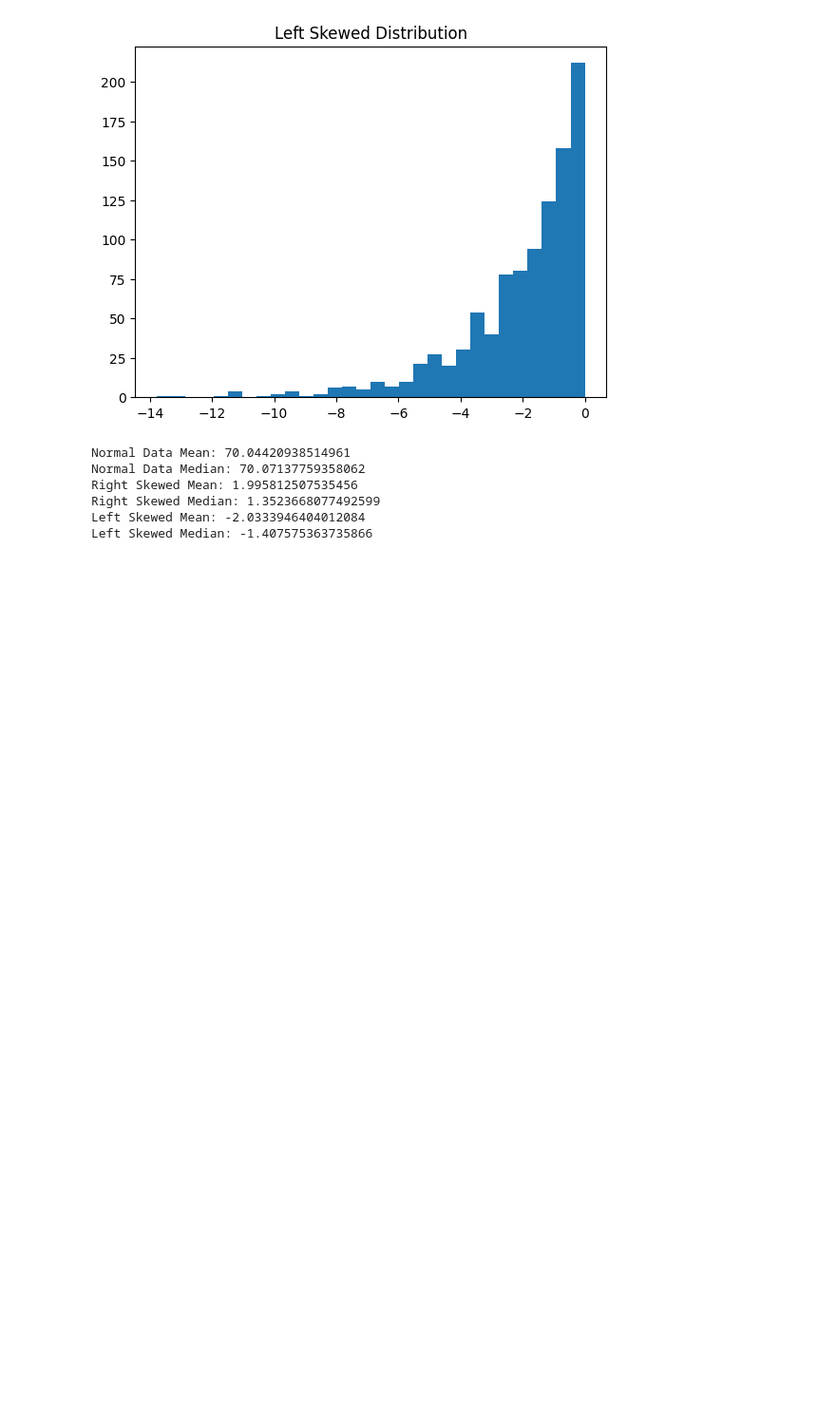
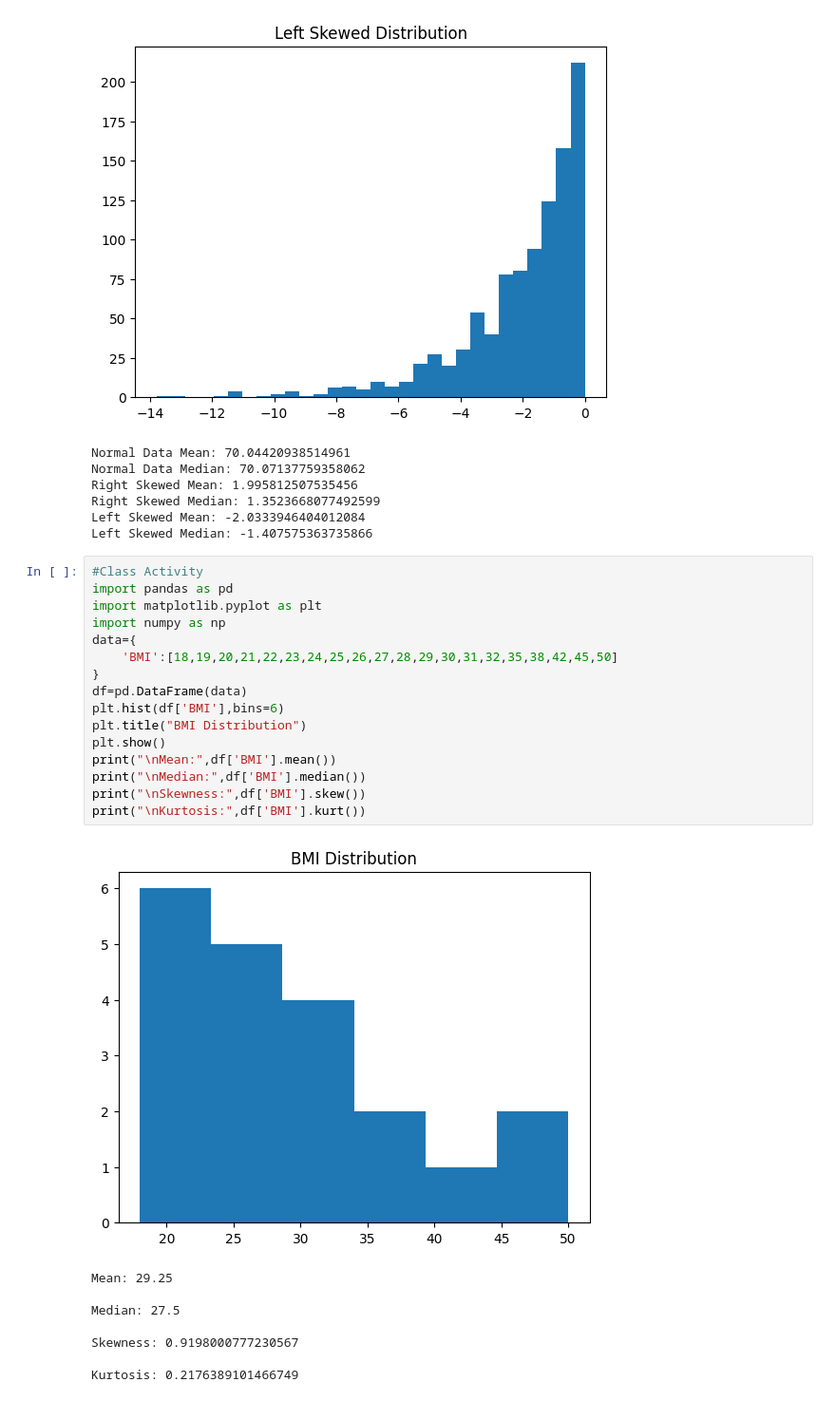
Before and after one commit to astikarganesh/25-26-4093-Ganesh-AI-B-DS, a Jupyter notebook: 24feb.ipynb, the cells around one changed output. Shown at 95% size. Saved outputs shown, nothing was run; the diff lists cells and outputs as text; blank space fills up the shorter version.

```diff
--- a/24feb.ipynb
+++ b/24feb.ipynb
@@ -153,3 +153,28 @@ Right Skewed Mean: 1.995812507535456
 Right Skewed Median: 1.3523668077492599
 Left Skewed Mean: -2.0333946404012084
 Left Skewed Median: -1.407575363735866
+# %%
+#Class Activity
+import pandas as pd
+import matplotlib.pyplot as plt
+import numpy as np
+data={
+    'BMI':[18,19,20,21,22,23,24,25,26,27,28,29,30,31,32,35,38,42,45,50]
+}
+df=pd.DataFrame(data)
+plt.hist(df['BMI'],bins=6)
+plt.title("BMI Distribution")
+plt.show()
+print("\nMean:",df['BMI'].mean())
+print("\nMedian:",df['BMI'].median())
+print("\nSkewness:",df['BMI'].skew())
+print("\nKurtosis:",df['BMI'].kurt())
+# %% [output]
+[figure, added]
+Mean: 29.25
+
+Median: 27.5
+
+Skewness: 0.9198000777230567
+
+Kurtosis: 0.2176389101466749
```
